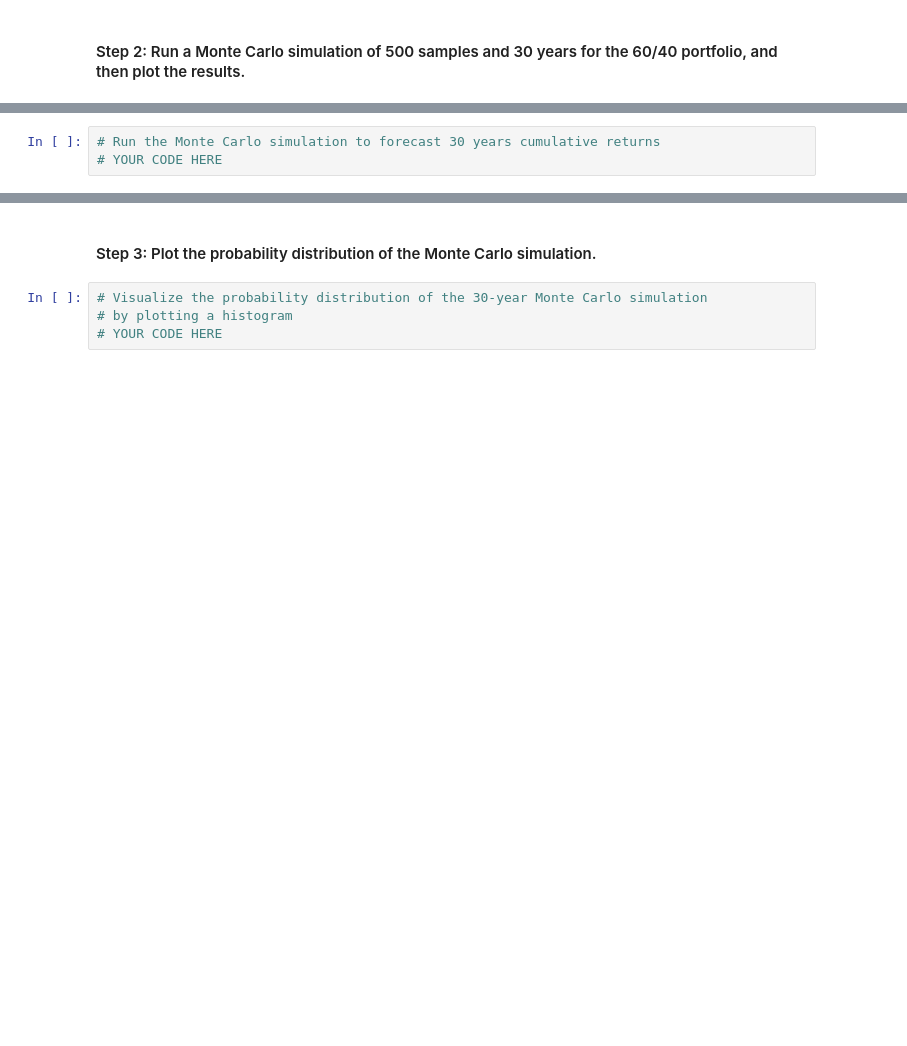
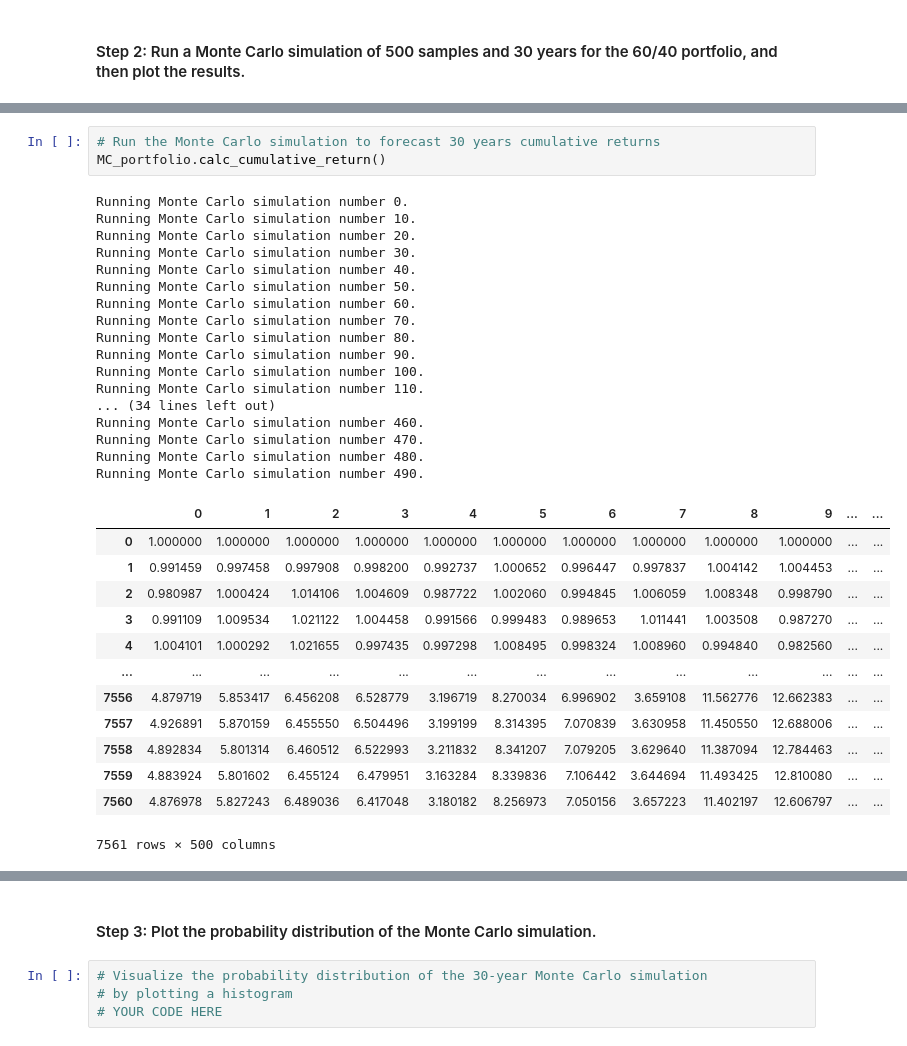
Before and after one commit to kian48/fintechchalleng5, a Jupyter notebook: Starter_Code-6/financial_planning_tools.ipynb, the cells around one changed output, grey strips where cells are left out. Drawn from its saved outputs; the diff is of its cells as text; blank space fills up the shorter version.

```diff
--- a/Starter_Code-6/financial_planning_tools.ipynb
+++ b/Starter_Code-6/financial_planning_tools.ipynb
@@ -431,6 +479,37 @@ In this section, you’ll use the MCForecastTools library to create a Monte Carl
 # %%
 # Run the Monte Carlo simulation to forecast 30 years cumulative returns
-# YOUR CODE HERE
+MC_portfolio.calc_cumulative_return()
+# %% [output]
+Running Monte Carlo simulation number 0.
+Running Monte Carlo simulation number 10.
+Running Monte Carlo simulation number 20.
+Running Monte Carlo simulation number 30.
+Running Monte Carlo simulation number 40.
+Running Monte Carlo simulation number 50.
+Running Monte Carlo simulation number 60.
+Running Monte Carlo simulation number 70.
+Running Monte Carlo simulation number 80.
+Running Monte Carlo simulation number 90.
+Running Monte Carlo simulation number 100.
+Running Monte Carlo simulation number 110.
+... (34 lines left out)
+Running Monte Carlo simulation number 460.
+Running Monte Carlo simulation number 470.
+Running Monte Carlo simulation number 480.
+Running Monte Carlo simulation number 490.
+|  | 0 | 1 | 2 | 3 | 4 | 5 | 6 | 7 | 8 | 9 | ... | ... |
+| 0 | 1.000000 | 1.000000 | 1.000000 | 1.000000 | 1.000000 | 1.000000 | 1.000000 | 1.000000 | 1.000000 | 1.000000 | ... | ... |
+| 1 | 0.991459 | 0.997458 | 0.997908 | 0.998200 | 0.992737 | 1.000652 | 0.996447 | 0.997837 | 1.004142 | 1.004453 | ... | ... |
+| 2 | 0.980987 | 1.000424 | 1.014106 | 1.004609 | 0.987722 | 1.002060 | 0.994845 | 1.006059 | 1.008348 | 0.998790 | ... | ... |
+| 3 | 0.991109 | 1.009534 | 1.021122 | 1.004458 | 0.991566 | 0.999483 | 0.989653 | 1.011441 | 1.003508 | 0.987270 | ... | ... |
+| 4 | 1.004101 | 1.000292 | 1.021655 | 0.997435 | 0.997298 | 1.008495 | 0.998324 | 1.008960 | 0.994840 | 0.982560 | ... | ... |
+| ... | ... | ... | ... | ... | ... | ... | ... | ... | ... | ... | ... | ... |
+| 7556 | 4.879719 | 5.853417 | 6.456208 | 6.528779 | 3.196719 | 8.270034 | 6.996902 | 3.659108 | 11.562776 | 12.662383 | ... | ... |
+| 7557 | 4.926891 | 5.870159 | 6.455550 | 6.504496 | 3.199199 | 8.314395 | 7.070839 | 3.630958 | 11.450550 | 12.688006 | ... | ... |
+| 7558 | 4.892834 | 5.801314 | 6.460512 | 6.522993 | 3.211832 | 8.341207 | 7.079205 | 3.629640 | 11.387094 | 12.784463 | ... | ... |
+| 7559 | 4.883924 | 5.801602 | 6.455124 | 6.479951 | 3.163284 | 8.339836 | 7.106442 | 3.644694 | 11.493425 | 12.810080 | ... | ... |
+| 7560 | 4.876978 | 5.827243 | 6.489036 | 6.417048 | 3.180182 | 8.256973 | 7.050156 | 3.657223 | 11.402197 | 12.606797 | ... | ... |
+7561 rows × 500 columns
 # %%
 # Visualize the 30-year Monte Carlo simulation by creating an
 # overlay line plot
```
Also changed, not shown: parts of 8 cells of this notebook.
